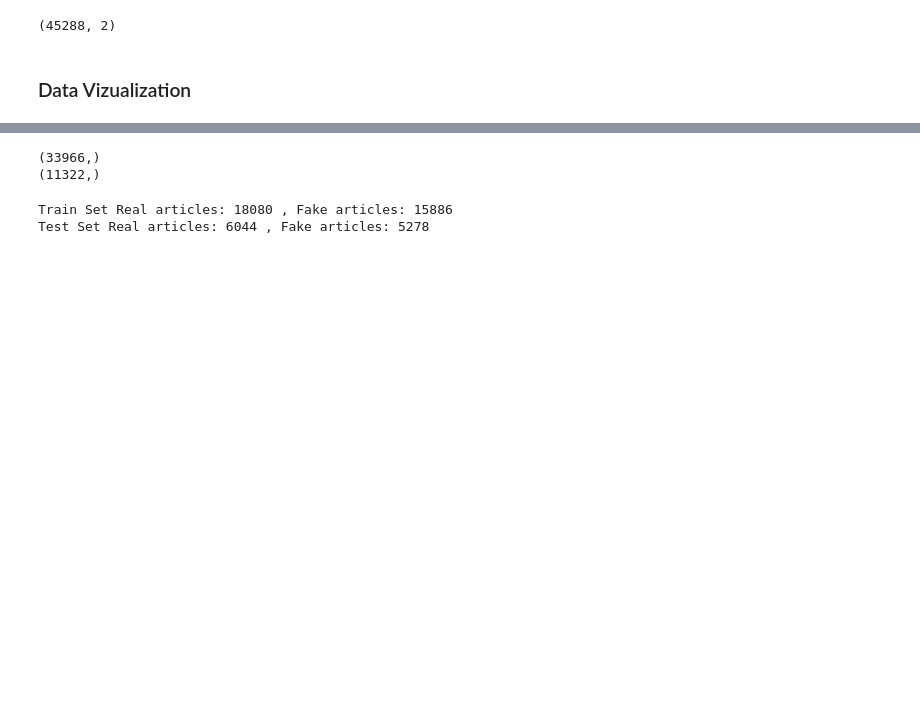
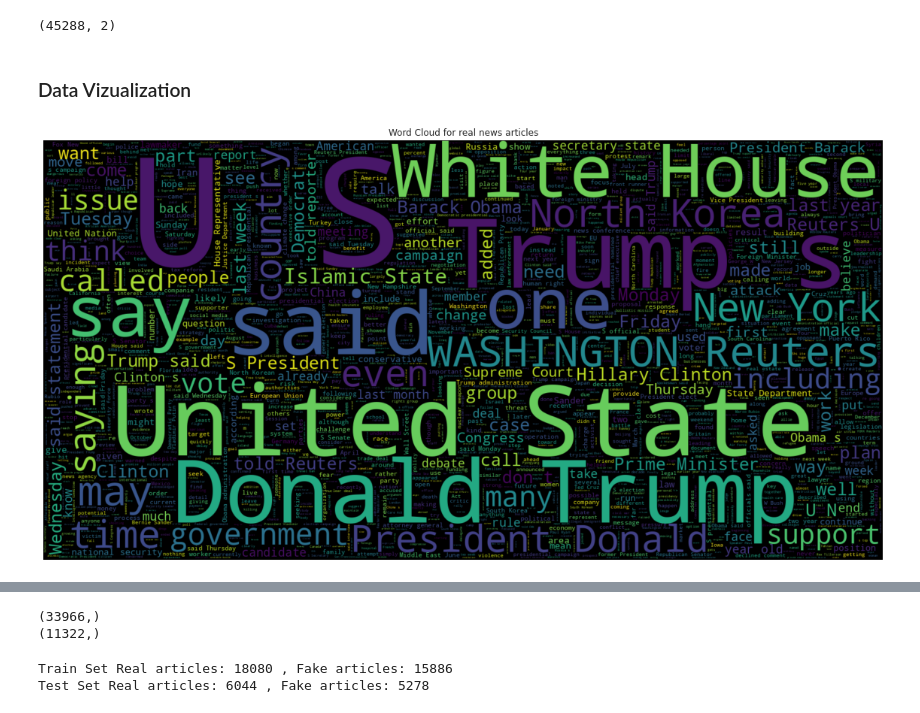
Before and after one commit to linksaiyajin/ML-Project, a Jupyter notebook: fake-news-classification.ipynb, the cells around one changed output, grey strips where cells are left out. Saved outputs shown, nothing was run; the diff lists cells and outputs as text; code cells hidden in the pictures; blank space fills up the shorter version.

```diff
--- a/fake-news-classification.ipynb
+++ b/fake-news-classification.ipynb
@@ -169,10 +174,11 @@ all_news.shape
 # %% [markdown]
 ### Data Vizualization
 # %%
-# plt.figure(figsize = (20,20)) # Text that is not Fake
-# wc = WordCloud(max_words = 2000 , width = 1600 , height = 800 , stopwords = STOPWORDS).generate(" ".join(all_news[all_news.category == 1].text))
-# plt.title("Word Cloud for real news articles")
-# plt.imshow(wc , interpolation = 'bilinear')
-# plt.axis("off");
-# plt.savefig('word_cloud_real.png')
+plt.figure(figsize = (20,20)) # Text that is real
+wc = WordCloud(max_words = 2000 , width = 1600 , height = 800 , stopwords = STOPWORDS).generate(" ".join(all_news[all_news.category == 1].text))
+plt.title("Word Cloud for real news articles")
+plt.imshow(wc , interpolation = 'bilinear')
+plt.axis("off");
+# %% [output]
+[figure, added]
 # %%
```
Also changed, not shown: parts of 29 cells of this notebook.
